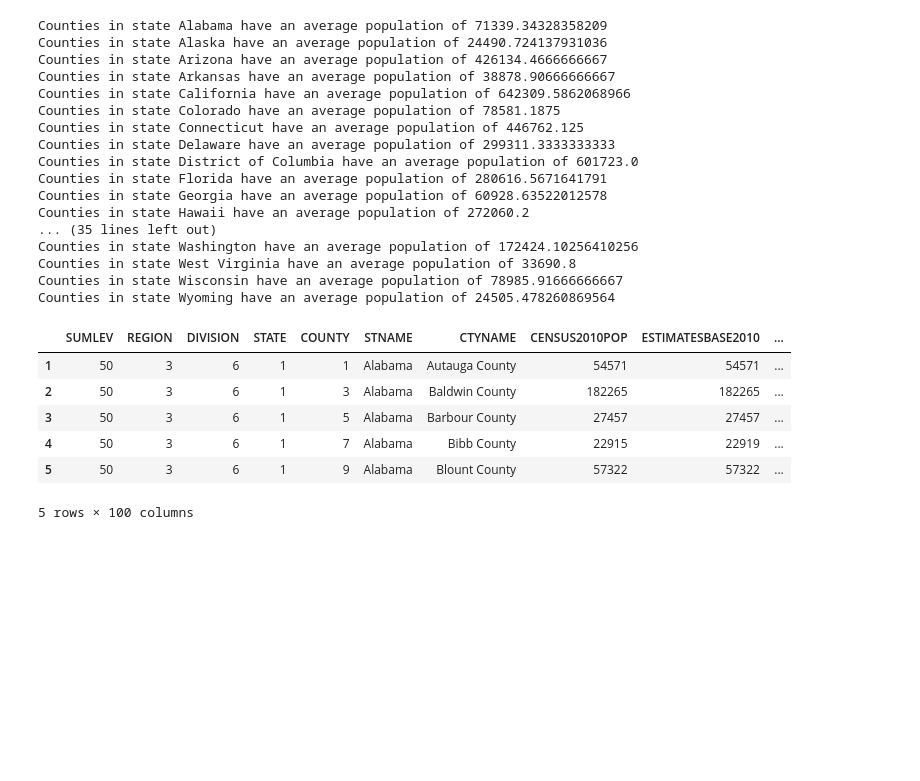
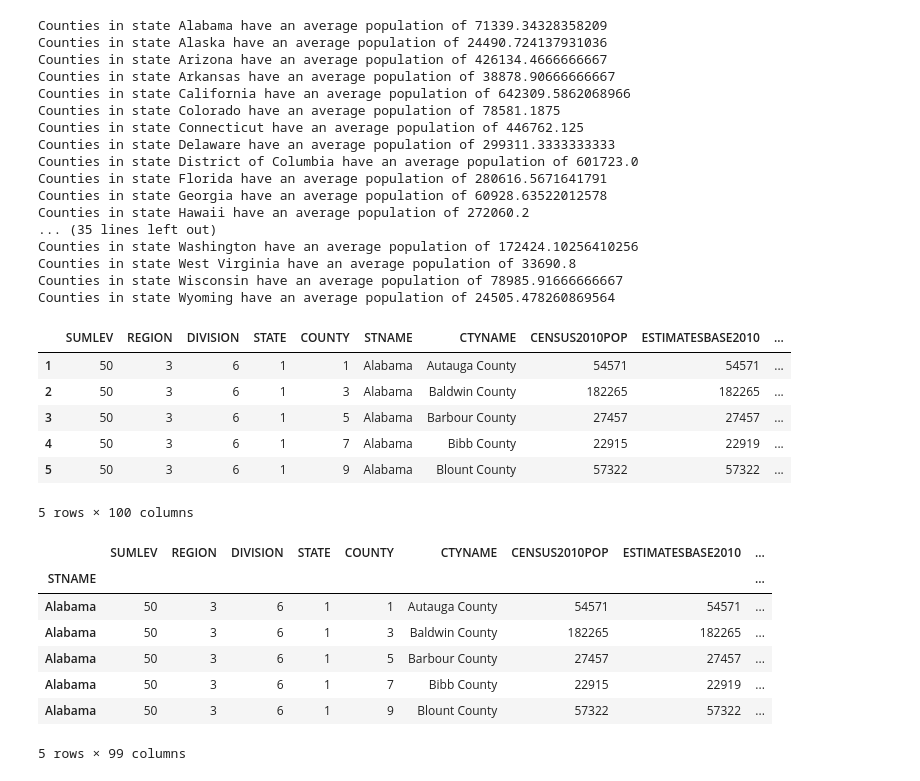
Before and after one commit to b117014/Python_programm, a Jupyter notebook: data-science/pandas/Series/pandas-2.ipynb, the cells around one changed output. Drawn from its saved outputs; the diff is of its cells as text; code cells hidden in the pictures; blank space fills up the shorter version.

```diff
--- a/data-science/pandas/Series/pandas-2.ipynb
+++ b/data-science/pandas/Series/pandas-2.ipynb
@@ -394,4 +394,13 @@ df.head()
 | 5 | 50 | 3 | 6 | 1 | 9 | Alabama | Blount County | 57322 | 57322 | ... |
 5 rows × 100 columns
 # %%
-df = df.set_in
+df = df.set_index('STNAME')
+# %% [output]
+|  | SUMLEV | REGION | DIVISION | STATE | COUNTY | CTYNAME | CENSUS2010POP | ESTIMATESBASE2010 | ... |
+| STNAME |  |  |  |  |  |  |  |  | ... |
+| Alabama | 50 | 3 | 6 | 1 | 1 | Autauga County | 54571 | 54571 | ... |
+| Alabama | 50 | 3 | 6 | 1 | 3 | Baldwin County | 182265 | 182265 | ... |
+| Alabama | 50 | 3 | 6 | 1 | 5 | Barbour County | 27457 | 27457 | ... |
+| Alabama | 50 | 3 | 6 | 1 | 7 | Bibb County | 22915 | 22919 | ... |
+| Alabama | 50 | 3 | 6 | 1 | 9 | Blount County | 57322 | 57322 | ... |
+5 rows × 99 columns
```
